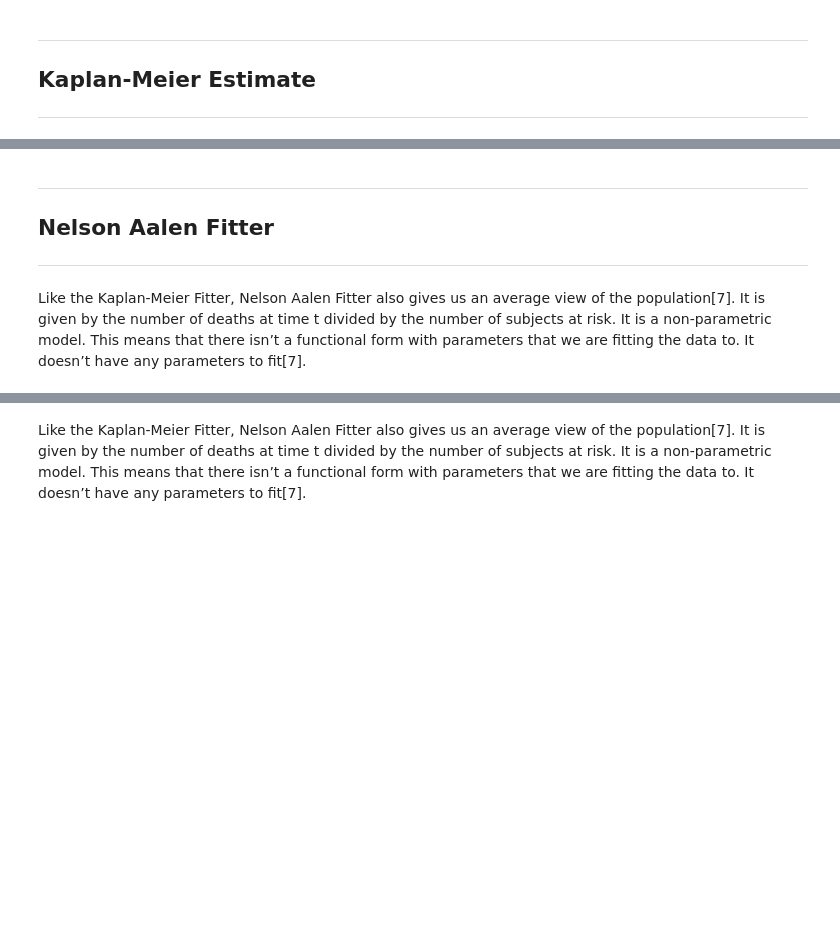
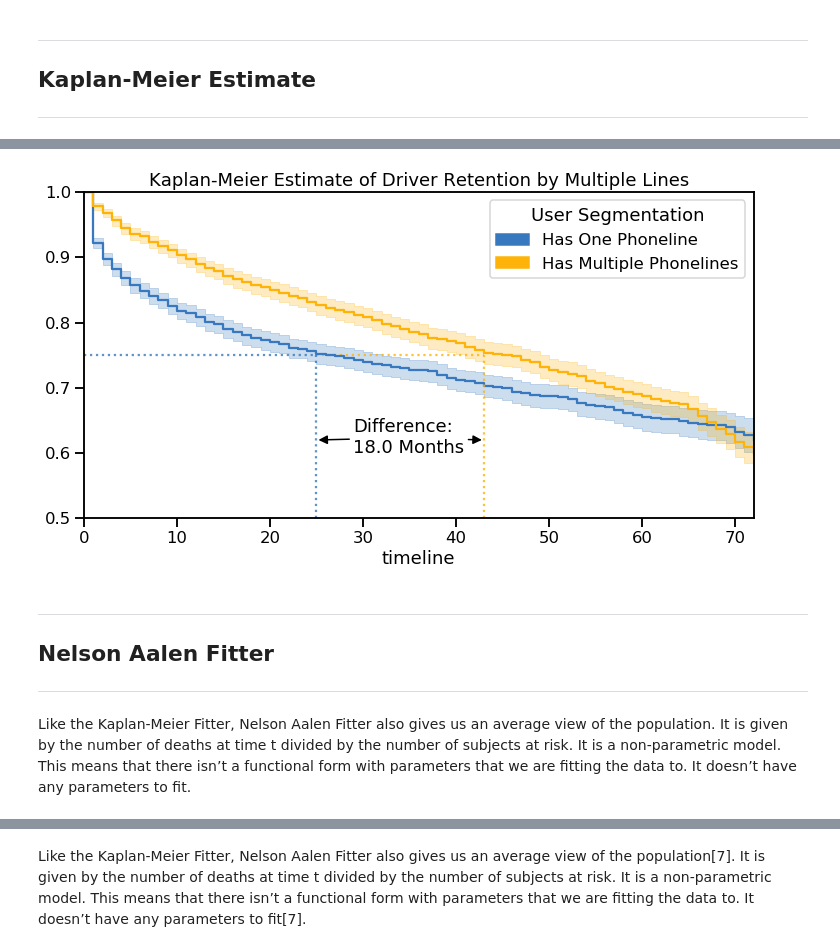
Before and after one commit to jwalluww/DataScience, a Jupyter notebook: Survival_Analysis.ipynb, the cells around one changed output, grey strips where cells are left out. Drawn from its saved outputs; the diff is of its cells as text; code cells hidden in the pictures; blank space fills up the shorter version.

```diff
--- a/Survival_Analysis.ipynb
+++ b/Survival_Analysis.ipynb
@@ -53,9 +192,86 @@ kmf.plot()
+# %%
+df["b_Churn"] = df.Churn.apply(lambda x: 1 if x == "Yes" else 0) #recode churn var
+# %%
+#drop "No phone service"
+df[df.MultipleLines != "No phone service"]
+
+#recode MultipleLines var to get our two comparison cohorts
+df["b_MultipleLines"] = df.MultipleLines.apply(lambda x: 1 if x == "Yes" else 0)
+# %%
+palette = ["windows blue", "amber"]
+sns.set_palette(sns.xkcd_palette(palette))
+
+##SET UP PLOT
+ax = plt.subplot(111)
+plt.title('Kaplan-Meier Estimate of Driver Retention by Multiple Lines')
+sns.set_context("talk")
+
+d={} #to store the models
+vlines = []
+i=0
+
+##PLOT FITTED GRAPH
+#loop through segmentation variable, plot on same axes
+for segment in df.b_MultipleLines.unique():
+    ix = df.b_MultipleLines == segment
+    d['kmf{}'.format(i+1)] = kmf.fit(T.loc[ix],E.loc[ix], label=segment)
+    ax = kmf.plot(ax=ax, figsize=(12,6))
+
+    ax.set_xlim([T.min(),T.max()])
+    ax.set_ylim([0.5,1])
+
+    y_ = kmf.survival_function_[kmf.survival_function_.round(2) ==.75].dropna().index[0]
+    ymax_ = kmf.survival_function_[kmf.survival_function_.round(2) ==.75].dropna()[i][y_]
+
+    vlines.append([y_, ymax_])
+    i+=1
+
+##PLOT ANNOTATION
+#for each intercept, plot a horizontal and a vertical line up to the fitted curve
+xmin_=0
+for i, xy in enumerate(vlines):
+    xmax_ = xy[0]
+    color="xkcd:{}".format(palette[i])
+
+    plt.axvline(x=xy[0], ymax=.5, alpha=.8, color=color, linestyle='dotted') #axes fractional
+    plt.hlines(y=.75, xmin=xmin_, xmax=xmax_, alpha=.8, color=color, linestyle='dotted') #axes data coordinates
+    xmin_ += xmax_ #to avoid overlapping hlines
+
+## position text label
+difference = vlines[1][0]-vlines[0][0]
+label_frac_x = (vlines[0][0]+(difference)/2)/T.max()-.07 #midpoint (minus .07 centering factor)
+label_frac_y = 0.2
+
+#label first line
+ax.annotate('Difference:\n{} Months'.format(difference),
+  xy=(vlines[0][0],.62), xycoords='data', color='white',
+  xytext=(label_frac_x,label_frac_y), textcoords='axes fraction',
+  arrowprops=dict(arrowstyle="-|>", #arrows removed for reability
+                  fc="k", ec="k")
+           )
+
+#label second line
+ax.annotate('Difference:\n{} Months'.format(difference),
+      xy=(vlines[1][0],.62), xycoords='data', color='black',
+      xytext=(label_frac_x, label_frac_y), textcoords='axes fraction',
+      arrowprops=dict(arrowstyle="-|>", #arrows removed for reability
+                      fc="k", ec='k')
+           )
+
+##LEGEND
+#override default legend
+patches = [ mpatches.Patch(color="xkcd:windows blue", label='Has One Phoneline'),
+            mpatches.Patch(color="xkcd:amber", label='Has Multiple Phonelines')
+          ]
+plt.legend(handles=[patches[0],patches[1]], title="User Segmentation", loc='best');
+# %% [output]
+[figure, added]
 # %% [markdown]
 ***
 ## Nelson Aalen Fitter
 ***
 # %% [markdown]
-Like the Kaplan-Meier Fitter, Nelson Aalen Fitter also gives us an average view of the population[7]. It is given by the number of deaths at time t divided by the number of subjects at risk. It is a non-parametric model. This means that there isn’t a functional form with parameters that we are fitting the data to. It doesn’t have any parameters to fit[7].
+Like the Kaplan-Meier Fitter, Nelson Aalen Fitter also gives us an average view of the population. It is given by the number of deaths at time t divided by the number of subjects at risk. It is a non-parametric model. This means that there isn’t a functional form with parameters that we are fitting the data to. It doesn’t have any parameters to fit.
 # %%
 from lifelines import NelsonAalenFitter
 # %%
```
Also changed, not shown: parts of 68 cells of this notebook.
